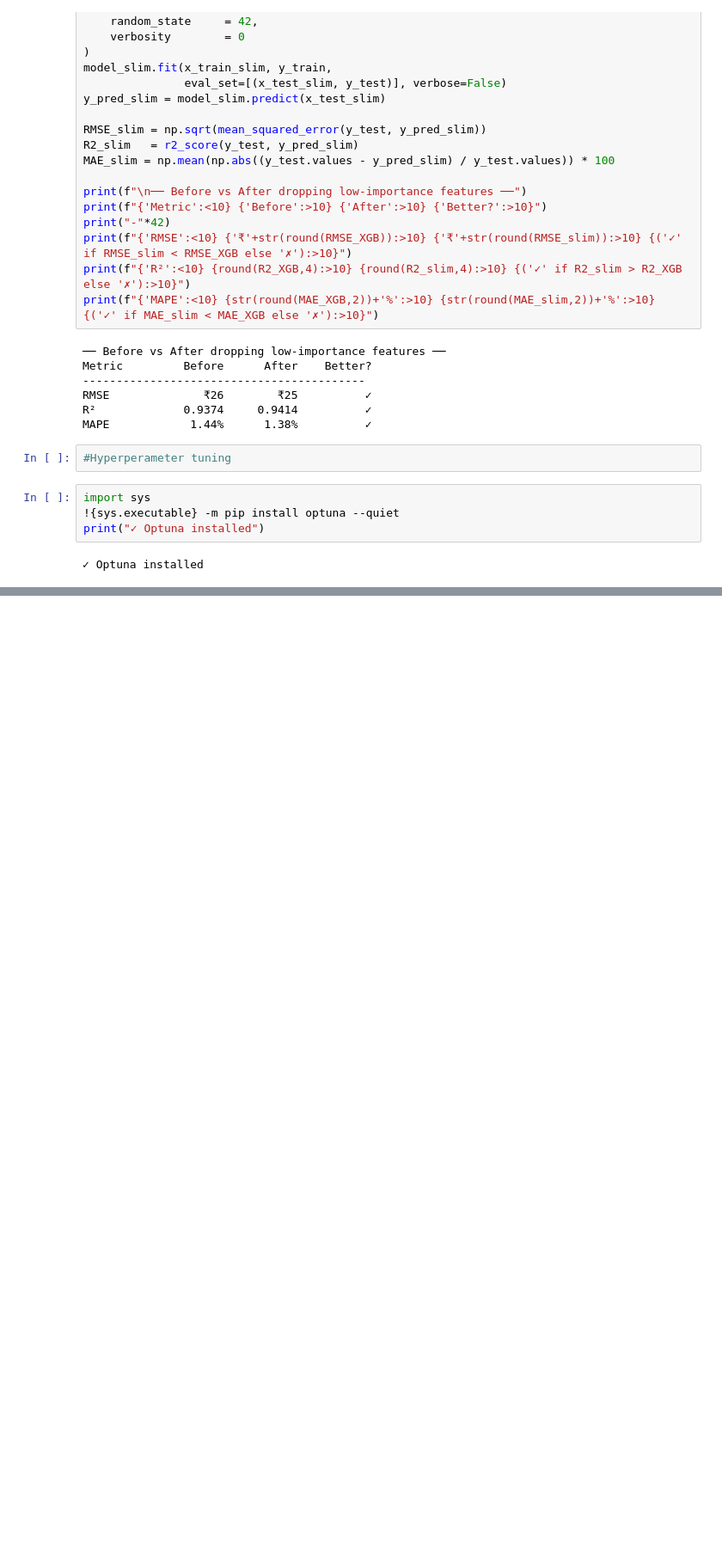
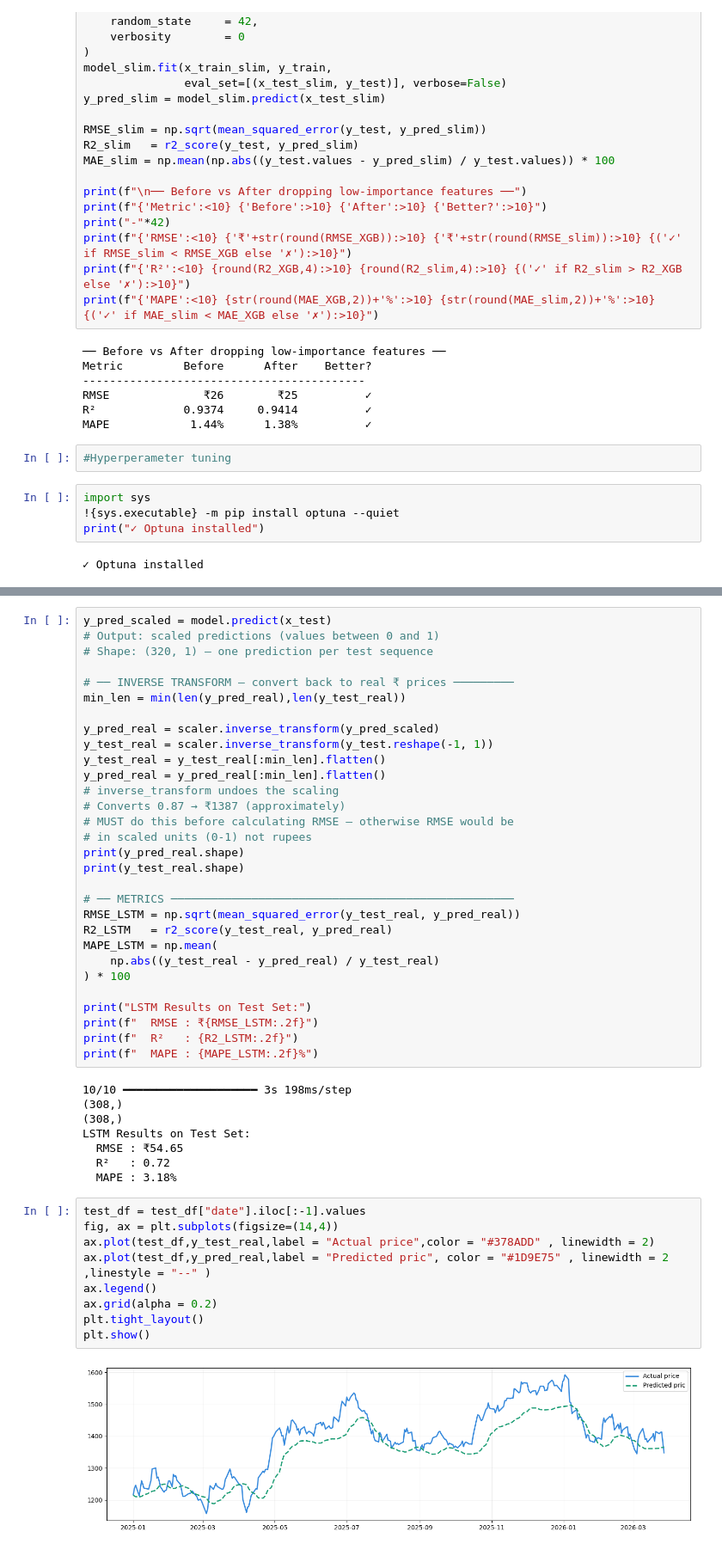
Before and after one commit to Kuldip-Lakhtariya/Reliance_stock_price_prediction, a Jupyter notebook: Reliance_price_prediction.ipynb, the cells around one changed output, grey strips where cells are left out. Shown at 86% size. Drawn from its saved outputs; the diff is of its cells as text; blank space fills up the shorter version.

```diff
--- a/Reliance_price_prediction.ipynb
+++ b/Reliance_price_prediction.ipynb
@@ -456,0 +642,49 @@ Better model: Tuned
+# %%
+y_pred_scaled = model.predict(x_test)
+# Output: scaled predictions (values between 0 and 1)
+# Shape: (320, 1) — one prediction per test sequence
+
+# ── INVERSE TRANSFORM — convert back to real ₹ prices ─────────
+min_len = min(len(y_pred_real),len(y_test_real))
+
+y_pred_real = scaler.inverse_transform(y_pred_scaled)
+y_test_real = scaler.inverse_transform(y_test.reshape(-1, 1))
+y_test_real = y_test_real[:min_len].flatten()
+y_pred_real = y_pred_real[:min_len].flatten()
+# inverse_transform undoes the scaling
+# Converts 0.87 → ₹1387 (approximately)
+# MUST do this before calculating RMSE — otherwise RMSE would be
+# in scaled units (0-1) not rupees
+print(y_pred_real.shape)
+print(y_test_real.shape)
+
+# ── METRICS ───────────────────────────────────────────────────
+RMSE_LSTM = np.sqrt(mean_squared_error(y_test_real, y_pred_real))
+R2_LSTM   = r2_score(y_test_real, y_pred_real)
+MAPE_LSTM = np.mean(
+    np.abs((y_test_real - y_pred_real) / y_test_real)
+) * 100
+
+print("LSTM Results on Test Set:")
+print(f"  RMSE : ₹{RMSE_LSTM:.2f}")
+print(f"  R²   : {R2_LSTM:.2f}")
+print(f"  MAPE : {MAPE_LSTM:.2f}%")
+# %% [output]
+10/10 ━━━━━━━━━━━━━━━━━━━━ 3s 198ms/step
+(308,)
+(308,)
+LSTM Results on Test Set:
+  RMSE : ₹54.65
+  R²   : 0.72
+  MAPE : 3.18%
+# %%
+test_df = test_df["date"].iloc[:-1].values
+fig, ax = plt.subplots(figsize=(14,4))
+ax.plot(test_df,y_test_real,label = "Actual price",color = "#378ADD" , linewidth = 2)
+ax.plot(test_df,y_pred_real,label = "Predicted pric", color = "#1D9E75" , linewidth = 2 ,linestyle = "--" )
+ax.legend()
+ax.grid(alpha = 0.2)
+plt.tight_layout()
+plt.show()
+# %% [output]
+[figure, added]
```
Also changed, not shown: parts of 15 cells of this notebook, 4 other files.
